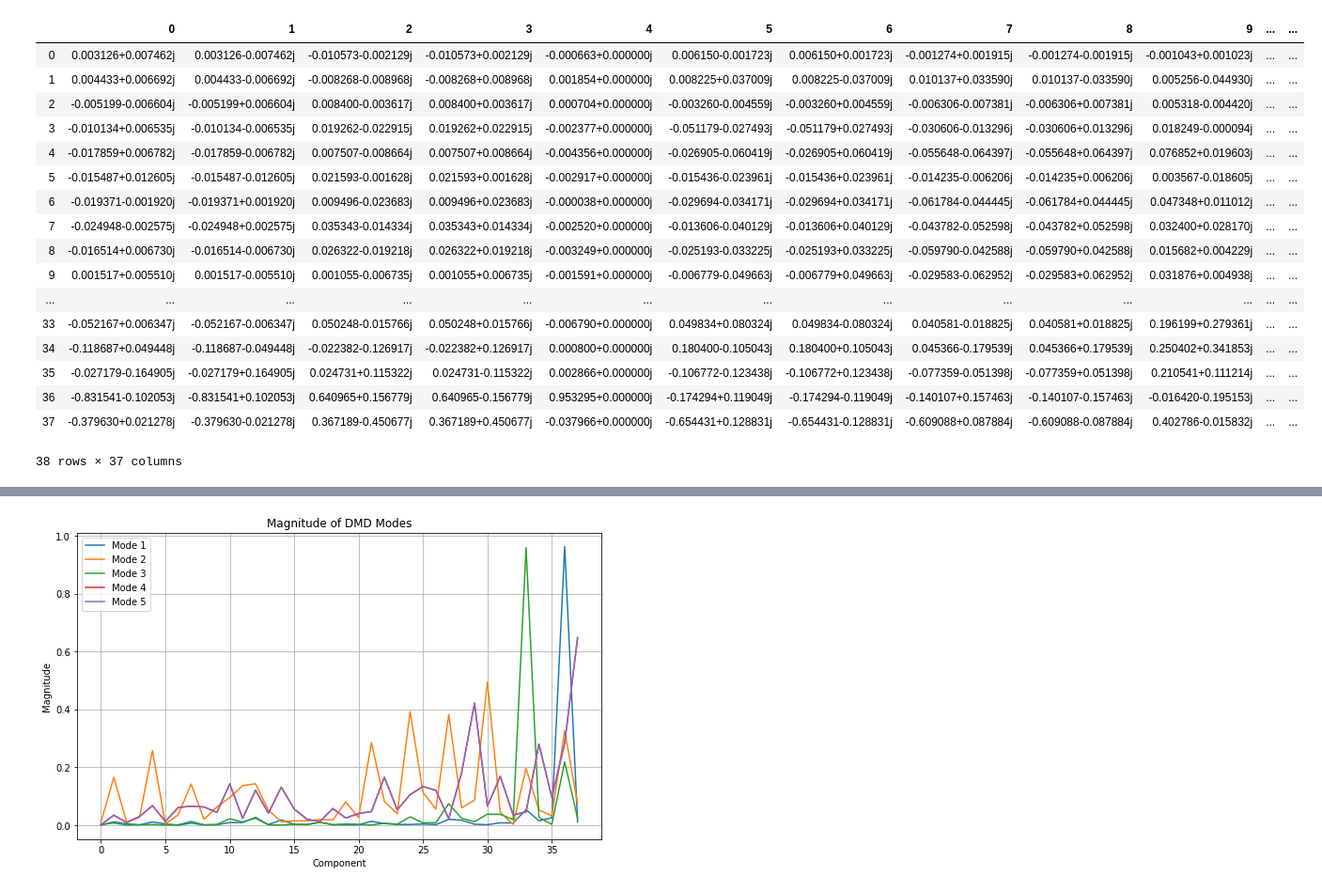
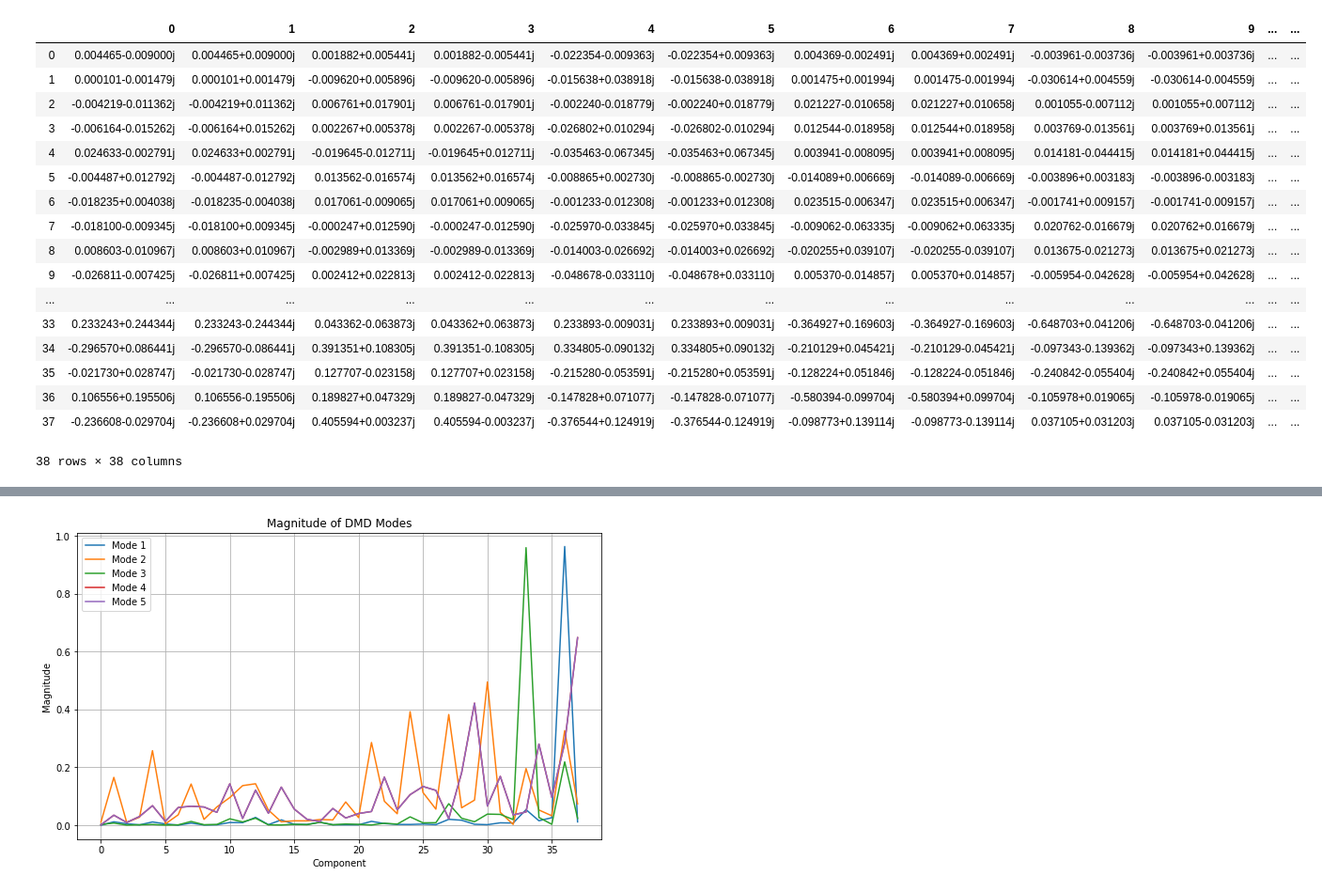
Before and after one commit to 11hoda11/fusion, a Jupyter notebook: DMD.ipynb, the cells around one changed output, grey strips where cells are left out. Shown at 94% size. Drawn from its saved outputs; the diff is of its cells as text; code cells hidden in the pictures.

```diff
--- a/DMD.ipynb
+++ b/DMD.ipynb
@@ -63,47 +63,42 @@ plt.legend()
 # %%
 import numpy as np
 import pandas as pd
 from scipy.linalg import svd
 
 # Construct data matrices for DMD
 X1 = X.iloc[:, :-1]
 X2 = X.iloc[:, 1:]
 
 # Perform Singular Value Decomposition (SVD)
 U, s, Vh = svd(X1, full_matrices=False)
-
-# Truncate the SVD matrices to reduce dimensions
-rank =37  # Choose the rank based on desired dimensions
-Ur = U[:, :rank]
-Sr = np.diag(s)[:rank, :rank]
-Vhr = Vh.conj().T[:,:rank]
-
+s_ = np.diag(s)
+Vh_ = Vh.conj().T
 # Approximate the A matrix using DMD formula
-Atilde = np.dot(np.dot(Ur.T, X2), Vhr)@ np.linalg.inv(Sr)
+Atilde = np.dot(np.dot(U.T, X2), Vh_)@ np.linalg.inv(s_)
 
 
 # Compute eigenvalues and eigenvectors of Atilde
 eigenvalues, eigenvectors = np.linalg.eig(Atilde)
 
 # Compute DMD modes
-DMD_modes = np.dot(np.dot(X2, Vhr), np.linalg.inv(Sr)) @ eigenvectors
+DMD_modes = np.dot(np.dot(X2, Vh_), np.linalg.inv(s_)) @ eigenvectors
 pd.DataFrame(DMD_modes)
 # %% [output]
 |  | 0 | 1 | 2 | 3 | 4 | 5 | 6 | 7 | 8 | 9 | ... | ... |
-| 0 | 0.003126+0.007462j | 0.003126-0.007462j | -0.010573-0.002129j | -0.010573+0.002129j | -0.000663+0.000000j | 0.006150-0.001723j | 0.006150+0.001723j | -0.001274+0.001915j | -0.001274-0.001915j | -0.001043+0.001023j | ... | ... |
-| 1 | 0.004433+0.006692j | 0.004433-0.006692j | -0.008268-0.008968j | -0.008268+0.008968j | 0.001854+0.000000j | 0.008225+0.037009j | 0.008225-0.037009j | 0.010137+0.033590j | 0.010137-0.033590j | 0.005256-0.044930j | ... | ... |
-| 2 | -0.005199-0.006604j | -0.005199+0.006604j | 0.008400-0.003617j | 0.008400+0.003617j | 0.000704+0.000000j | -0.003260-0.004559j | -0.003260+0.004559j | -0.006306-0.007381j | -0.006306+0.007381j | 0.005318-0.004420j | ... | ... |
-| 3 | -0.010134+0.006535j | -0.010134-0.006535j | 0.019262-0.022915j | 0.019262+0.022915j | -0.002377+0.000000j | -0.051179-0.027493j | -0.051179+0.027493j | -0.030606-0.013296j | -0.030606+0.013296j | 0.018249-0.000094j | ... | ... |
-| 4 | -0.017859+0.006782j | -0.017859-0.006782j | 0.007507-0.008664j | 0.007507+0.008664j | -0.004356+0.000000j | -0.026905-0.060419j | -0.026905+0.060419j | -0.055648-0.064397j | -0.055648+0.064397j | 0.076852+0.019603j | ... | ... |
-| 5 | -0.015487+0.012605j | -0.015487-0.012605j | 0.021593-0.001628j | 0.021593+0.001628j | -0.002917+0.000000j | -0.015436-0.023961j | -0.015436+0.023961j | -0.014235-0.006206j | -0.014235+0.006206j | 0.003567-0.018605j | ... | ... |
-| 6 | -0.019371-0.001920j | -0.019371+0.001920j | 0.009496-0.023683j | 0.009496+0.023683j | -0.000038+0.000000j | -0.029694-0.034171j | -0.029694+0.034171j | -0.061784-0.044445j | -0.061784+0.044445j | 0.047348+0.011012j | ... | ... |
-| 7 | -0.024948-0.002575j | -0.024948+0.002575j | 0.035343-0.014334j | 0.035343+0.014334j | -0.002520+0.000000j | -0.013606-0.040129j | -0.013606+0.040129j | -0.043782-0.052598j | -0.043782+0.052598j | 0.032400+0.028170j | ... | ... |
-| 8 | -0.016514+0.006730j | -0.016514-0.006730j | 0.026322-0.019218j | 0.026322+0.019218j | -0.003249+0.000000j | -0.025193-0.033225j | -0.025193+0.033225j | -0.059790-0.042588j | -0.059790+0.042588j | 0.015682+0.004229j | ... | ... |
-| 9 | 0.001517+0.005510j | 0.001517-0.005510j | 0.001055-0.006735j | 0.001055+0.006735j | -0.001591+0.000000j | -0.006779-0.049663j | -0.006779+0.049663j | -0.029583-0.062952j | -0.029583+0.062952j | 0.031876+0.004938j | ... | ... |
+| 0 | 0.004465-0.009000j | 0.004465+0.009000j | 0.001882+0.005441j | 0.001882-0.005441j | -0.022354-0.009363j | -0.022354+0.009363j | 0.004369-0.002491j | 0.004369+0.002491j | -0.003961-0.003736j | -0.003961+0.003736j | ... | ... |
+| 1 | 0.000101-0.001479j | 0.000101+0.001479j | -0.009620+0.005896j | -0.009620-0.005896j | -0.015638+0.038918j | -0.015638-0.038918j | 0.001475+0.001994j | 0.001475-0.001994j | -0.030614+0.004559j | -0.030614-0.004559j | ... | ... |
+| 2 | -0.004219-0.011362j | -0.004219+0.011362j | 0.006761+0.017901j | 0.006761-0.017901j | -0.002240-0.018779j | -0.002240+0.018779j | 0.021227-0.010658j | 0.021227+0.010658j | 0.001055-0.007112j | 0.001055+0.007112j | ... | ... |
+| 3 | -0.006164-0.015262j | -0.006164+0.015262j | 0.002267+0.005378j | 0.002267-0.005378j | -0.026802+0.010294j | -0.026802-0.010294j | 0.012544-0.018958j | 0.012544+0.018958j | 0.003769-0.013561j | 0.003769+0.013561j | ... | ... |
+| 4 | 0.024633-0.002791j | 0.024633+0.002791j | -0.019645-0.012711j | -0.019645+0.012711j | -0.035463-0.067345j | -0.035463+0.067345j | 0.003941-0.008095j | 0.003941+0.008095j | 0.014181-0.044415j | 0.014181+0.044415j | ... | ... |
+| 5 | -0.004487+0.012792j | -0.004487-0.012792j | 0.013562-0.016574j | 0.013562+0.016574j | -0.008865+0.002730j | -0.008865-0.002730j | -0.014089+0.006669j | -0.014089-0.006669j | -0.003896+0.003183j | -0.003896-0.003183j | ... | ... |
+| 6 | -0.018235+0.004038j | -0.018235-0.004038j | 0.017061-0.009065j | 0.017061+0.009065j | -0.001233-0.012308j | -0.001233+0.012308j | 0.023515-0.006347j | 0.023515+0.006347j | -0.001741+0.009157j | -0.001741-0.009157j | ... | ... |
+| 7 | -0.018100-0.009345j | -0.018100+0.009345j | -0.000247+0.012590j | -0.000247-0.012590j | -0.025970-0.033845j | -0.025970+0.033845j | -0.009062-0.063335j | -0.009062+0.063335j | 0.020762-0.016679j | 0.020762+0.016679j | ... | ... |
+| 8 | 0.008603-0.010967j | 0.008603+0.010967j | -0.002989+0.013369j | -0.002989-0.013369j | -0.014003-0.026692j | -0.014003+0.026692j | -0.020255+0.039107j | -0.020255-0.039107j | 0.013675-0.021273j | 0.013675+0.021273j | ... | ... |
+| 9 | -0.026811-0.007425j | -0.026811+0.007425j | 0.002412+0.022813j | 0.002412-0.022813j | -0.048678-0.033110j | -0.048678+0.033110j | 0.005370-0.014857j | 0.005370+0.014857j | -0.005954-0.042628j | -0.005954+0.042628j | ... | ... |
 | ... | ... | ... | ... | ... | ... | ... | ... | ... | ... | ... | ... | ... |
-| 33 | -0.052167+0.006347j | -0.052167-0.006347j | 0.050248-0.015766j | 0.050248+0.015766j | -0.006790+0.000000j | 0.049834+0.080324j | 0.049834-0.080324j | 0.040581-0.018825j | 0.040581+0.018825j | 0.196199+0.279361j | ... | ... |
-| 34 | -0.118687+0.049448j | -0.118687-0.049448j | -0.022382-0.126917j | -0.022382+0.126917j | 0.000800+0.000000j | 0.180400-0.105043j | 0.180400+0.105043j | 0.045366-0.179539j | 0.045366+0.179539j | 0.250402+0.341853j | ... | ... |
-| 35 | -0.027179-0.164905j | -0.027179+0.164905j | 0.024731+0.115322j | 0.024731-0.115322j | 0.002866+0.000000j | -0.106772-0.123438j | -0.106772+0.123438j | -0.077359-0.051398j | -0.077359+0.051398j | 0.210541+0.111214j | ... | ... |
-| 36 | -0.831541-0.102053j | -0.831541+0.102053j | 0.640965+0.156779j | 0.640965-0.156779j | 0.953295+0.000000j | -0.174294+0.119049j | -0.174294-0.119049j | -0.140107+0.157463j | -0.140107-0.157463j | -0.016420-0.195153j | ... | ... |
-| 37 | -0.379630+0.021278j | -0.379630-0.021278j | 0.367189-0.450677j | 0.367189+0.450677j | -0.037966+0.000000j | -0.654431+0.128831j | -0.654431-0.128831j | -0.609088+0.087884j | -0.609088-0.087884j | 0.402786-0.015832j | ... | ... |
+| 33 | 0.233243+0.244344j | 0.233243-0.244344j | 0.043362-0.063873j | 0.043362+0.063873j | 0.233893-0.009031j | 0.233893+0.009031j | -0.364927+0.169603j | -0.364927-0.169603j | -0.648703+0.041206j | -0.648703-0.041206j | ... | ... |
+| 34 | -0.296570+0.086441j | -0.296570-0.086441j | 0.391351+0.108305j | 0.391351-0.108305j | 0.334805-0.090132j | 0.334805+0.090132j | -0.210129+0.045421j | -0.210129-0.045421j | -0.097343-0.139362j | -0.097343+0.139362j | ... | ... |
+| 35 | -0.021730+0.028747j | -0.021730-0.028747j | 0.127707-0.023158j | 0.127707+0.023158j | -0.215280-0.053591j | -0.215280+0.053591j | -0.128224+0.051846j | -0.128224-0.051846j | -0.240842-0.055404j | -0.240842+0.055404j | ... | ... |
+| 36 | 0.106556+0.195506j | 0.106556-0.195506j | 0.189827+0.047329j | 0.189827-0.047329j | -0.147828+0.071077j | -0.147828-0.071077j | -0.580394-0.099704j | -0.580394+0.099704j | -0.105978+0.019065j | -0.105978-0.019065j | ... | ... |
+| 37 | -0.236608-0.029704j | -0.236608+0.029704j | 0.405594+0.003237j | 0.405594-0.003237j | -0.376544+0.124919j | -0.376544-0.124919j | -0.098773+0.139114j | -0.098773-0.139114j | 0.037105+0.031203j | 0.037105-0.031203j | ... | ... |
-38 rows × 37 columns
+38 rows × 38 columns
```
Also changed, not shown: parts of 9 cells of this notebook, 3 other files.
